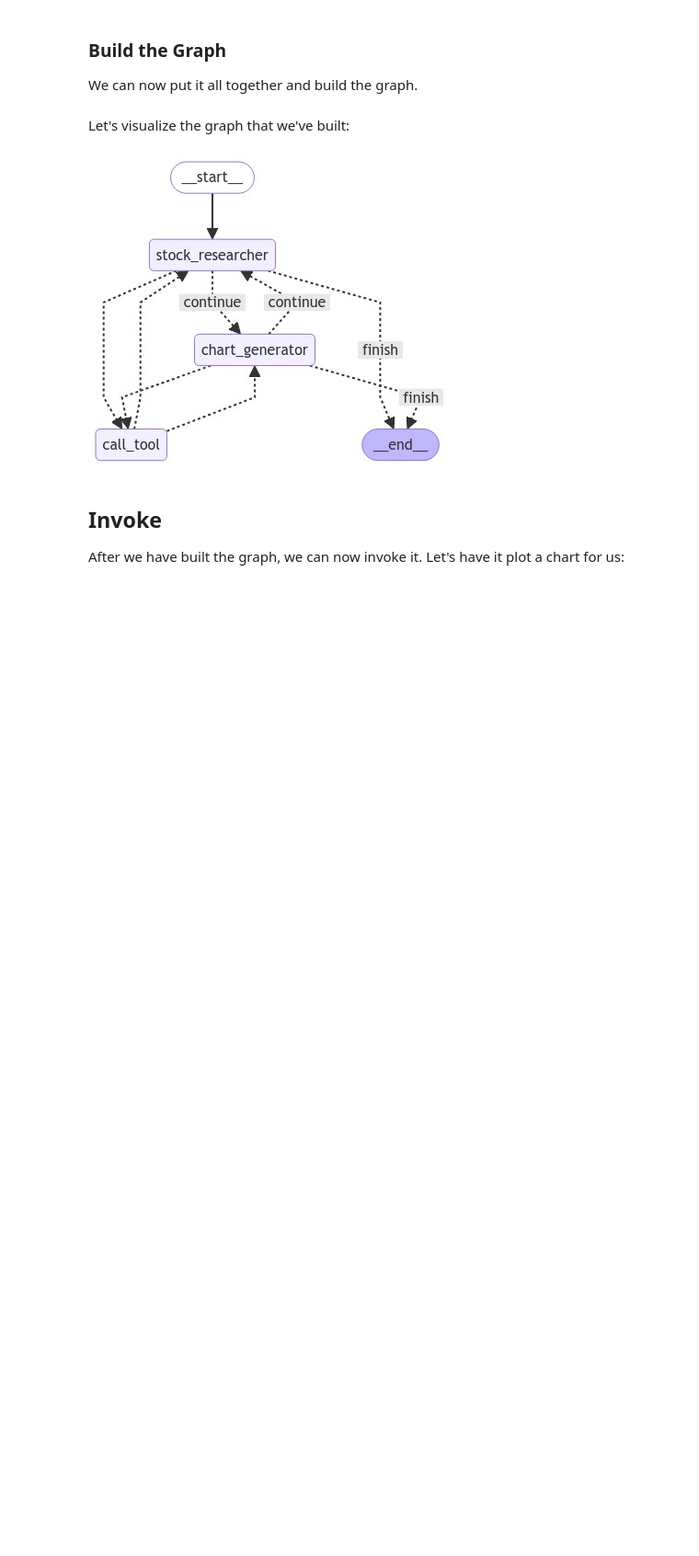
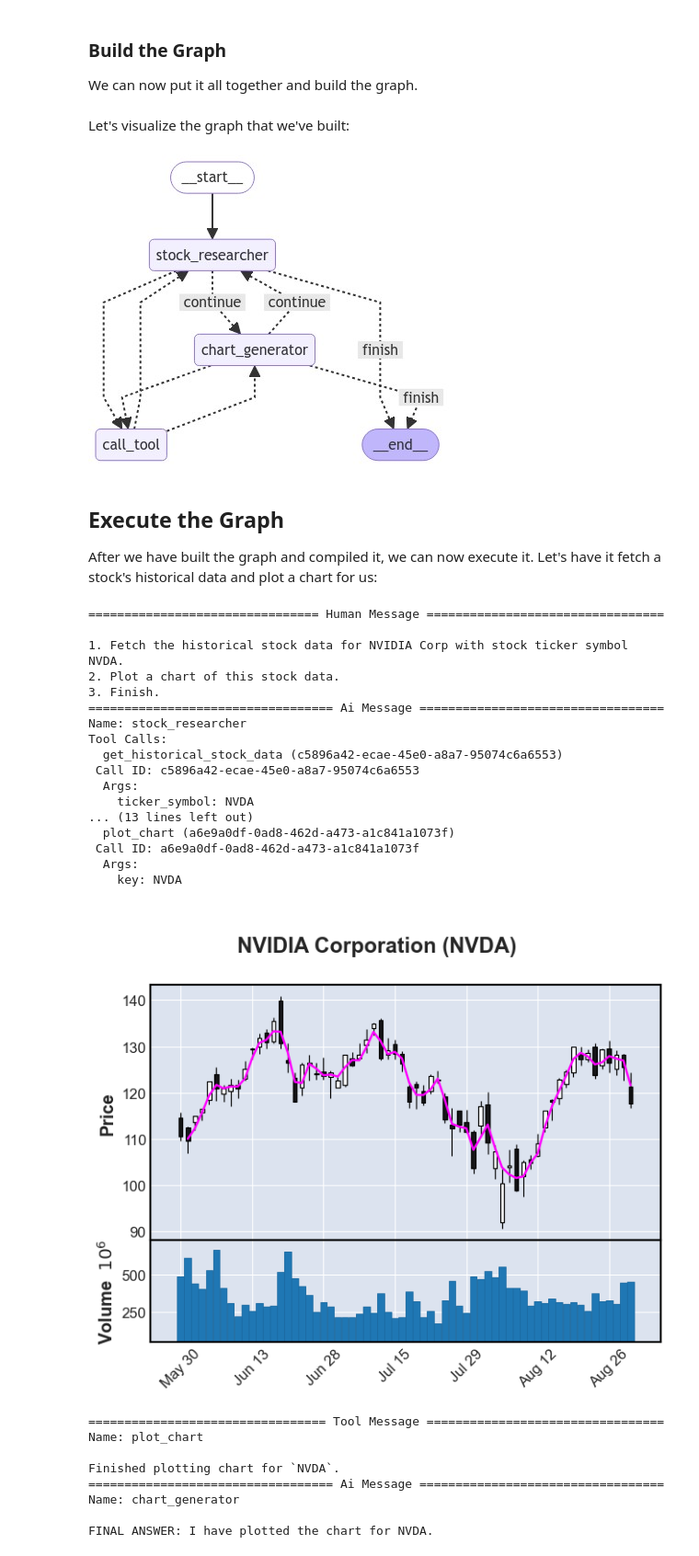
Before and after one commit to TCLee/multi-agent-collab, a Jupyter notebook: multi-agent-collab.ipynb, the cells around one changed output. Shown at 92% size. Drawn from its saved outputs; the diff is of its cells as text; code cells hidden in the pictures; blank space fills up the shorter version.

```diff
--- a/multi-agent-collab.ipynb
+++ b/multi-agent-collab.ipynb
@@ -417,7 +425,7 @@ stock_researcher_agent = create_agent(
     system_message=(
         "Given a stock's ticker symbol "
         "(e.g., AAPL for Apple Inc, MSFT for Microsoft Corp, etc.), "
-        "your only task is to fetch that stock's historical data."
+        "your task is to download that stock's historical data."
     ),
 )
 
@@ -441,9 +449,9 @@ chart_agent = create_agent(
         plot_chart
     ],
     system_message=(
-        "You will be provided with the historical "
-        "data of a stock. Your only task is to "
-        "plot a chart of this data."
+        "Another AI assistant will download the "
+        "stock data for you. Your task is to plot "
+        "a chart of this stock data."
     ),
 )
 
@@ -530,7 +504,7 @@ def router(
             have the required tools to complete the task and
             decides to hand over to another agent.
     """
-    messages: Sequence[BaseMessage] = state["messages"]
+    messages: Sequence[BaseMessage] = input_state["messages"]
     last_message: AIMessage = messages[-1]
 
     if last_message.tool_calls:
@@ -569,7 +543,7 @@ workflow.add_node(
 )
 workflow.add_node(
     node="call_tool",
-    action=custom_tool_node,
+    action=tool_node,
 )
 
 workflow.add_conditional_edges(
@@ -625,30 +599,61 @@ display(
 # %% [output]
 [figure]
 # %% [markdown]
-## Invoke
+## Execute the Graph
 
-After we have built the graph, we can now invoke it. Let's have it plot a chart for us:
+After we have built the graph and compiled it, we can now execute it. Let's have it fetch a stock's historical data and plot a chart for us:
 # %%
 events = graph.stream(
     input={
         "messages": [
             HumanMessage(
                 content=(
-                    "1. Fetch the average temperature (in Celsius) in "
-                    "Kuala Lumpur for the past 7 days.\n"
-                    "2. Plot a chart of the temperature (y-axis) "
-                    "vs date (x-axis).\n"
+                    "1. Fetch the historical stock data for "
+                    "NVIDIA Corp with stock ticker symbol NVDA.\n"
+                    "2. Plot a chart of this stock data.\n"
+                    "3. Finish."
                 )
             )
         ],
     },
     config={
         # Maximum number of steps to
         # take in the graph
         "recursion_limit": 150
     },
+    stream_mode="values",
 )
 
-for s in events:
-    print(s)
-    print("----")
+for chunk in events:
+    chunk["messages"][-1].pretty_print()
+
+# for s in events:
+#     print(s)
+#     print("----")
+# %% [output]
+================================ Human Message =================================
+
+1. Fetch the historical stock data for NVIDIA Corp with stock ticker symbol NVDA.
+2. Plot a chart of this stock data.
+3. Finish.
+================================== Ai Message ==================================
+Name: stock_researcher
+Tool Calls:
+  get_historical_stock_data (c5896a42-ecae-45e0-a8a7-95074c6a6553)
+ Call ID: c5896a42-ecae-45e0-a8a7-95074c6a6553
+  Args:
+    ticker_symbol: NVDA
+... (13 lines left out)
+  plot_chart (a6e9a0df-0ad8-462d-a473-a1c841a1073f)
+ Call ID: a6e9a0df-0ad8-462d-a473-a1c841a1073f
+  Args:
+    key: NVDA
+[figure, added]
+================================= Tool Message =================================
+Name: plot_chart
+
+Finished plotting chart for `NVDA`.
+================================== Ai Message ==================================
+Name: chart_generator
+
+FINAL ANSWER: I have plotted the chart for NVDA.
```
Also changed, not shown: parts of 22 cells of this notebook.
